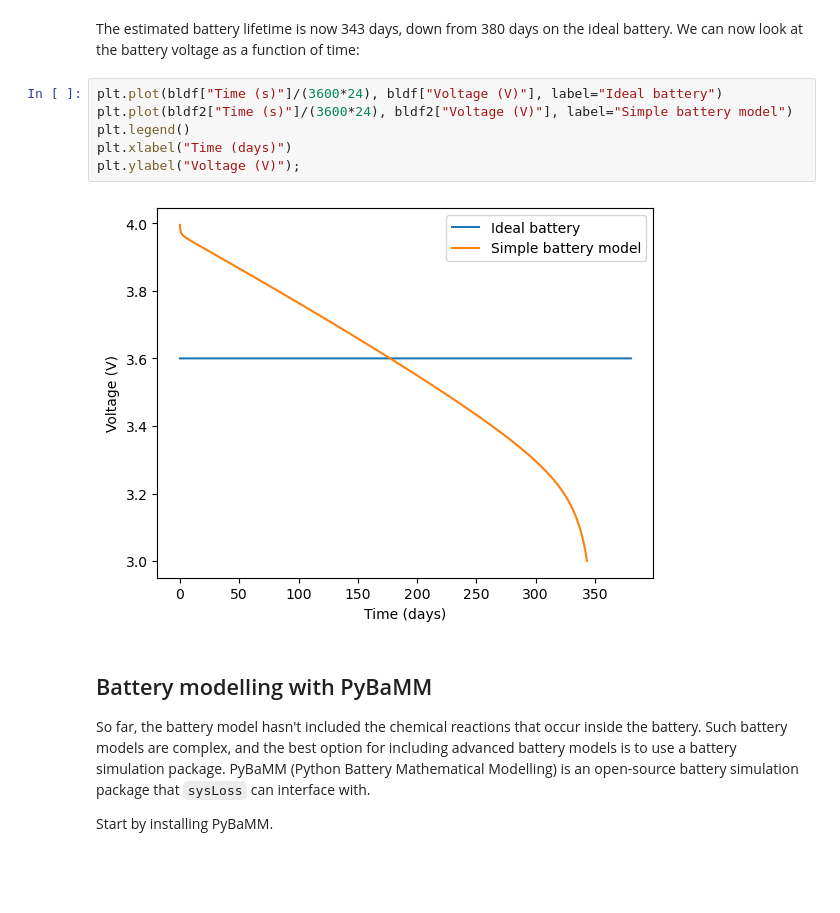
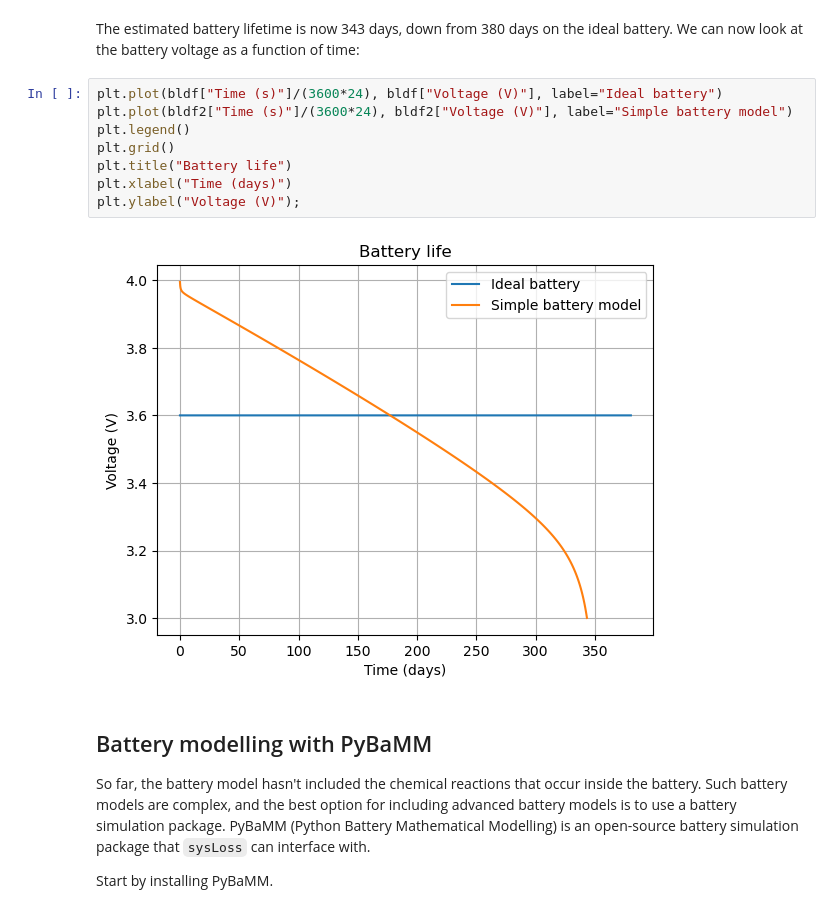
Before and after one commit to geddy11/sysloss, a Jupyter notebook: docs/nb/Battery life.ipynb, the cells around one changed output. Cells and saved outputs as stored; diff of their text form; blank space fills up the shorter version.

```diff
--- a/docs/nb/Battery life.ipynb
+++ b/docs/nb/Battery life.ipynb
@@ -145,11 +145,13 @@ The estimated battery lifetime is now 343 days, down from 380 days on the ideal
 # %%
 plt.plot(bldf["Time (s)"]/(3600*24), bldf["Voltage (V)"], label="Ideal battery")
 plt.plot(bldf2["Time (s)"]/(3600*24), bldf2["Voltage (V)"], label="Simple battery model")
 plt.legend()
+plt.grid()
+plt.title("Battery life")
 plt.xlabel("Time (days)")
 plt.ylabel("Voltage (V)");
 # %% [output]
-[figure, old version]
+[figure, new version]
 # %% [markdown]
 ## Battery modelling with PyBaMM
 So far, the battery model hasn't included the chemical reactions that occur inside the battery. Such battery models are complex, and the best option for including advanced battery models is to use a battery simulation package. PyBaMM (Python Battery Mathematical Modelling) is an open-source battery simulation package that `sysLoss` can interface with.
```
Also changed, not shown: parts of 16 cells of this notebook, 2 other files.
